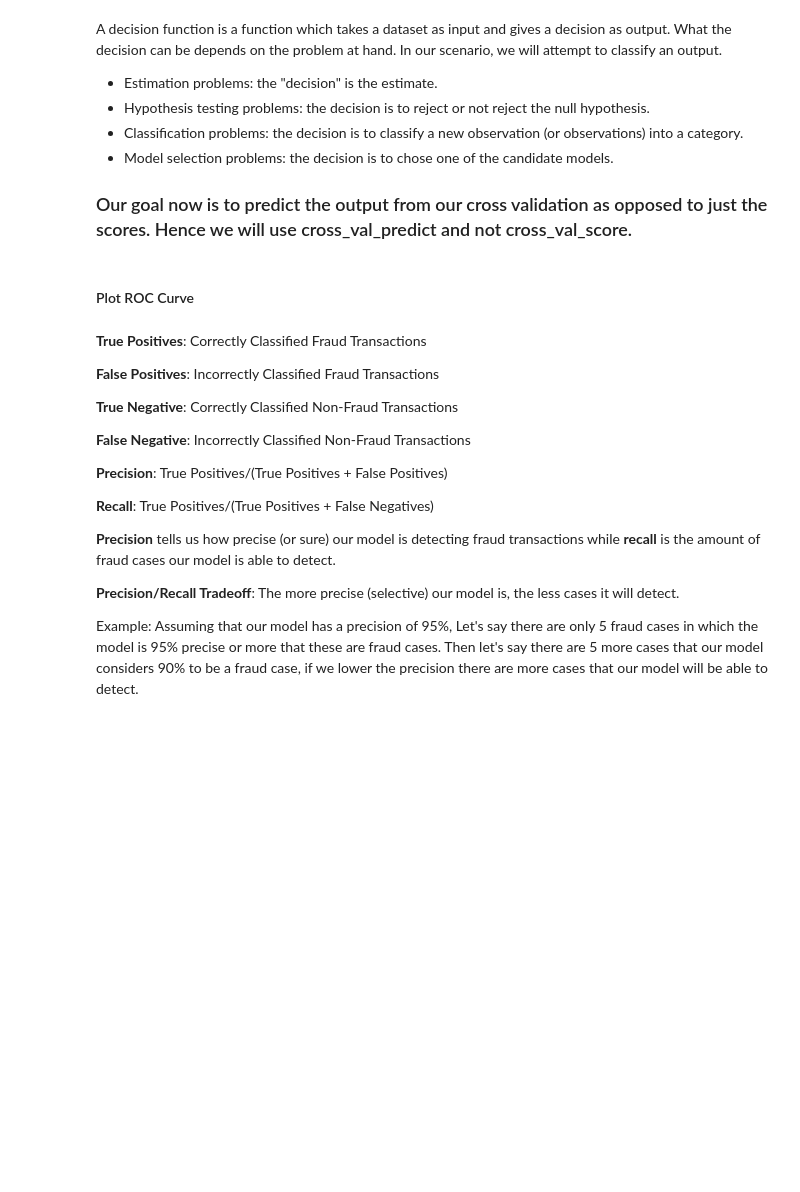
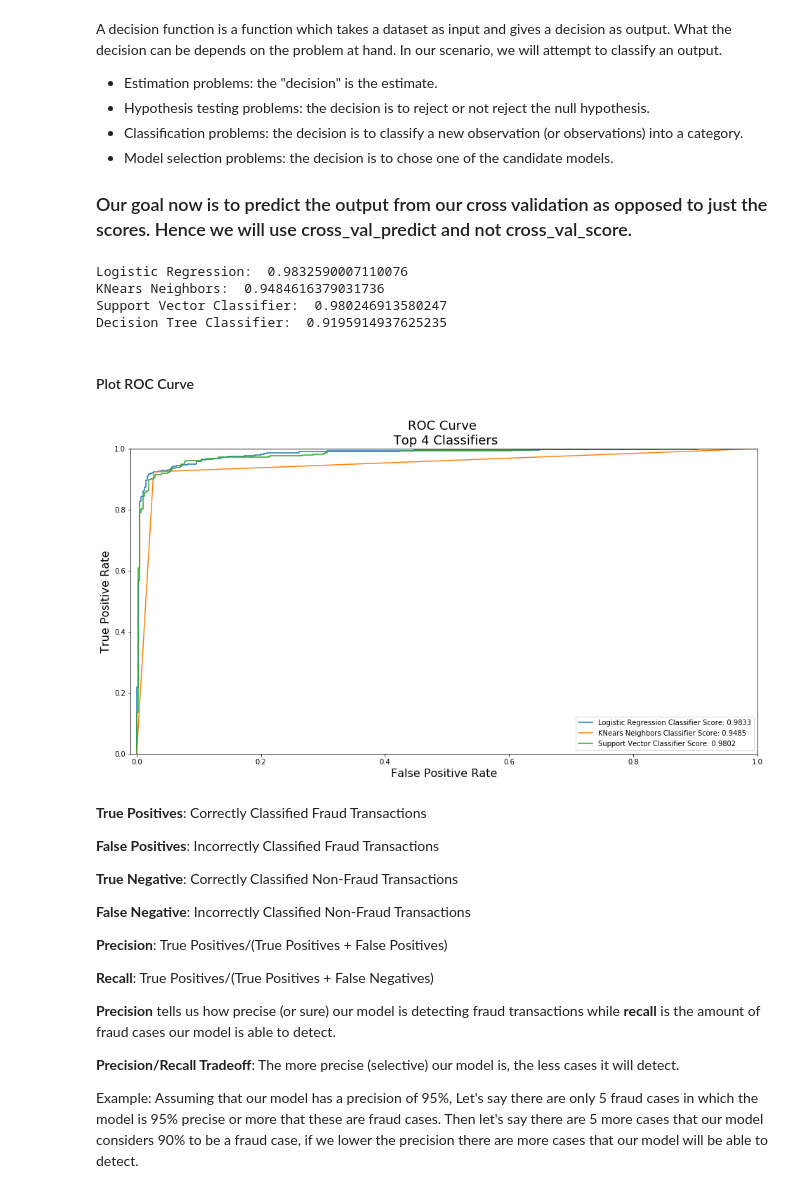
Before and after one commit to HYPERTONE/Analytics, a Jupyter notebook: Credit Card/Credit Card Fraud.ipynb, the cells around one changed output. Cells and saved outputs as stored; diff of their text form; code cells hidden in the pictures; blank space fills up the shorter version.

```diff
--- a/Credit Card/Credit Card Fraud.ipynb
+++ b/Credit Card/Credit Card Fraud.ipynb
@@ -469,14 +586,14 @@ def plot_learning_curve(estimator1, estimator2, estimator3, estimator4, X, y, yl
     test_scores_mean = np.mean(test_scores, axis=1)
     test_scores_std = np.std(test_scores, axis=1)
 
-    ax[0, 0].fill_between(train_sizes, train_scores_mean - train_scores_std, train_scores_mean,
+    ax[0, 0].fill_between(train_sizes, train_scores_mean - train_scores_std,
                    train_scores_mean + train_scores_std, alpha=0.1, color="#FF9124")
 
-    ax[0, 0].fill_between(train_sizes, test_scores_mean - test_scores_std, test_scores_mean,
+    ax[0, 0].fill_between(train_sizes, test_scores_mean - test_scores_std,
                    test_scores_mean + test_scores_std, alpha=0.1, color="#2492FF")
 
-    ax[0, 0].plot(train_sizes, train_scores_mean, 'o-', color='#FF9124')
-    ax[0, 0].plot(train_sizes, test_scores_mean, 'o-', color='#24292FF')
+    ax[0, 0].plot(train_sizes, train_scores_mean, 'o-', color='#FF9124', label="Training Score")
+    ax[0, 0].plot(train_sizes, test_scores_mean, 'o-', color='#2429FF', label="CV Score")
     ax[0, 0].set_title("Logistic Regression Learning Curve", fontsize=14)
     ax[0, 0].set_xlabel('Training size (m)')
     ax[0, 0].set_ylabel('Score')
@@ -492,14 +609,14 @@ def plot_learning_curve(estimator1, estimator2, estimator3, estimator4, X, y, yl
     test_scores_mean = np.mean(test_scores, axis=1)
     test_scores_std = np.std(test_scores, axis=1)
 
-    ax[0, 1].fill_between(train_sizes, train_scores_mean - train_scores_std, train_scores_mean,
+    ax[0, 1].fill_between(train_sizes, train_scores_mean - train_scores_std,
                    train_scores_mean + train_scores_std, alpha=0.1, color="#FF9124")
 
-    ax[0, 1].fill_between(train_sizes, test_scores_mean - test_scores_std, test_scores_mean,
+    ax[0, 1].fill_between(train_sizes, test_scores_mean - test_scores_std,
                    test_scores_mean + test_scores_std, alpha=0.1, color="#2492FF")
 
-    ax[0, 1].plot(train_sizes, train_scores_mean, 'o-', color='#FF9124')
-    ax[0, 1].plot(train_sizes, test_scores_mean, 'o-', color='#24292FF')
+    ax[0, 1].plot(train_sizes, train_scores_mean, 'o-', color='#FF9124', label="Training Score")
+    ax[0, 1].plot(train_sizes, test_scores_mean, 'o-', color='#2429FF', label="CV Score")
     ax[0, 1].set_title("KNN Learning Curve", fontsize=14)
     ax[0, 1].set_xlabel('Training size (m)')
     ax[0, 1].set_ylabel('Score')
@@ -515,14 +632,14 @@ def plot_learning_curve(estimator1, estimator2, estimator3, estimator4, X, y, yl
     test_scores_mean = np.mean(test_scores, axis=1)
     test_scores_std = np.std(test_scores, axis=1)
 
-    ax[1, 0].fill_between(train_sizes, train_scores_mean - train_scores_std, train_scores_mean,
+    ax[1, 0].fill_between(train_sizes, train_scores_mean - train_scores_std,
                    train_scores_mean + train_scores_std, alpha=0.1, color="#FF9124")
 
-    ax[1, 0].fill_between(train_sizes, test_scores_mean - test_scores_std, test_scores_mean,
+    ax[1, 0].fill_between(train_sizes, test_scores_mean - test_scores_std,
                    test_scores_mean + test_scores_std, alpha=0.1, color="#2492FF")
 
-    ax[1, 0].plot(train_sizes, train_scores_mean, 'o-', color='#FF9124')
-    ax[1, 0].plot(train_sizes, test_scores_mean, 'o-', color='#24292FF')
+    ax[1, 0].plot(train_sizes, train_scores_mean, 'o-', color='#FF9124', label="Training Score")
+    ax[1, 0].plot(train_sizes, test_scores_mean, 'o-', color='#2429FF', label="CV Score")
     ax[1, 0].set_title("SVM Curve", fontsize=14)
     ax[1, 0].set_xlabel('Training size (m)')
     ax[1, 0].set_ylabel('Score')
@@ -538,19 +655,21 @@ def plot_learning_curve(estimator1, estimator2, estimator3, estimator4, X, y, yl
     test_scores_mean = np.mean(test_scores, axis=1)
     test_scores_std = np.std(test_scores, axis=1)
 
-    ax[1, 1].fill_between(train_sizes, train_scores_mean - train_scores_std, train_scores_mean,
+    ax[1, 1].fill_between(train_sizes, train_scores_mean - train_scores_std,
                    train_scores_mean + train_scores_std, alpha=0.1, color="#FF9124")
 
-    ax[1, 1].fill_between(train_sizes, test_scores_mean - test_scores_std, test_scores_mean,
+    ax[1, 1].fill_between(train_sizes, test_scores_mean - test_scores_std,
                    test_scores_mean + test_scores_std, alpha=0.1, color="#2492FF")
 
-    ax[1, 1].plot(train_sizes, train_scores_mean, 'o-', color='#FF9124')
-    ax[1, 1].plot(train_sizes, test_scores_mean, 'o-', color='#24292FF')
+    ax[1, 1].plot(train_sizes, train_scores_mean, 'o-', color='#FF9124', label="Training Score")
+    ax[1, 1].plot(train_sizes, test_scores_mean, 'o-', color='#2429FF', label="CV Score")
     ax[1, 1].set_title("Decision Tree Learning Curve", fontsize=14)
     ax[1, 1].set_xlabel('Training size (m)')
     ax[1, 1].set_ylabel('Score')
     ax[1, 1].grid(True)
     ax[1, 1].legend(loc="best")
+
+    return plt
 # %%
 cv = ShuffleSplit(n_splits=100, test_size=0.2, random_state=42)
 plot_learning_curve(log_reg, knears_neighbors, svc, tree_clf, X_train, y_train, (0.87, 1.01), cv=cv, n_jobs=4)
@@ -596,33 +718,39 @@ print('Logistic Regression: ', roc_auc_score(y_train, log_reg_pred))
 print('KNears Neighbors: ', roc_auc_score(y_train, knears_pred))
 print('Support Vector Classifier: ', roc_auc_score(y_train, svc_pred))
 print('Decision Tree Classifier: ', roc_auc_score(y_train, tree_pred))
+# %% [output]
+Logistic Regression:  0.9832590007110076
+KNears Neighbors:  0.9484616379031736
+Support Vector Classifier:  0.980246913580247
+Decision Tree Classifier:  0.9195914937625235
 # %% [markdown]
 #### Plot ROC Curve
 # %%
+from sklearn.metrics import roc_curve
+
 log_fpr, log_tpr, log_thresold = roc_curve(y_train, log_reg_pred)
 knear_fpr, knear_tpr, knear_threshold = roc_curve(y_train, knears_pred)
 svc_fpr, svc_tpr, svc_threshold = roc_curve(y_train, svc_pred)
 tree_fpr, tree_tpr, tree_threshold = roc_curve(y_train, tree_pred)
 
 
 def graph_roc_curve_multiple(log_fpr, log_tpr, knear_fpr, knear_tpr, svc_fpr, svc_tpr, tree_fpr, tree_tpr):
     plt.figure(figsize=(16,8))
     plt.title('ROC Curve \n Top 4 Classifiers', fontsize=18)
     plt.plot(log_fpr, log_tpr, label='Logistic Regression Classifier Score: {:.4f}'.format(roc_auc_score(y_train, log_reg_pred)))
     plt.plot(knear_fpr, knear_tpr, label='KNears Neighbors Classifier Score: {:.4f}'.format(roc_auc_score(y_train, knears_pred)))
     plt.plot(svc_fpr, svc_tpr, label='Support Vector Classifier Score: {:.4f}'.format(roc_auc_score(y_train, svc_pred)))
-    plt.plot(tree_fpr, tree_tpr, label='Decision Tree Classifier Score: {:.4f}'.format(roc_auc_score(y_train, tree_pred)))
-    plt.plot([0, 1], [0, 1], 'k--')
+
     plt.axis([-0.01, 1, 0, 1])
     plt.xlabel('False Positive Rate', fontsize=16)
     plt.ylabel('True Positive Rate', fontsize=16)
-    plt.annotate('Minimum ROC Score of 50% \n (This is the minimum score to get)', xy=(0.5, 0.5), xytext=(0.6, 0.3),
-                arrowprops=dict(facecolor='#6E726D', shrink=0.05),
-                )
+
     plt.legend()
 
 graph_roc_curve_multiple(log_fpr, log_tpr, knear_fpr, knear_tpr, svc_fpr, svc_tpr, tree_fpr, tree_tpr)
 plt.show()
+# %% [output]
+[figure, added]
 # %% [markdown]
 **True Positives**: Correctly Classified Fraud Transactions
 
```
Also changed, not shown: parts of 22 cells of this notebook.
